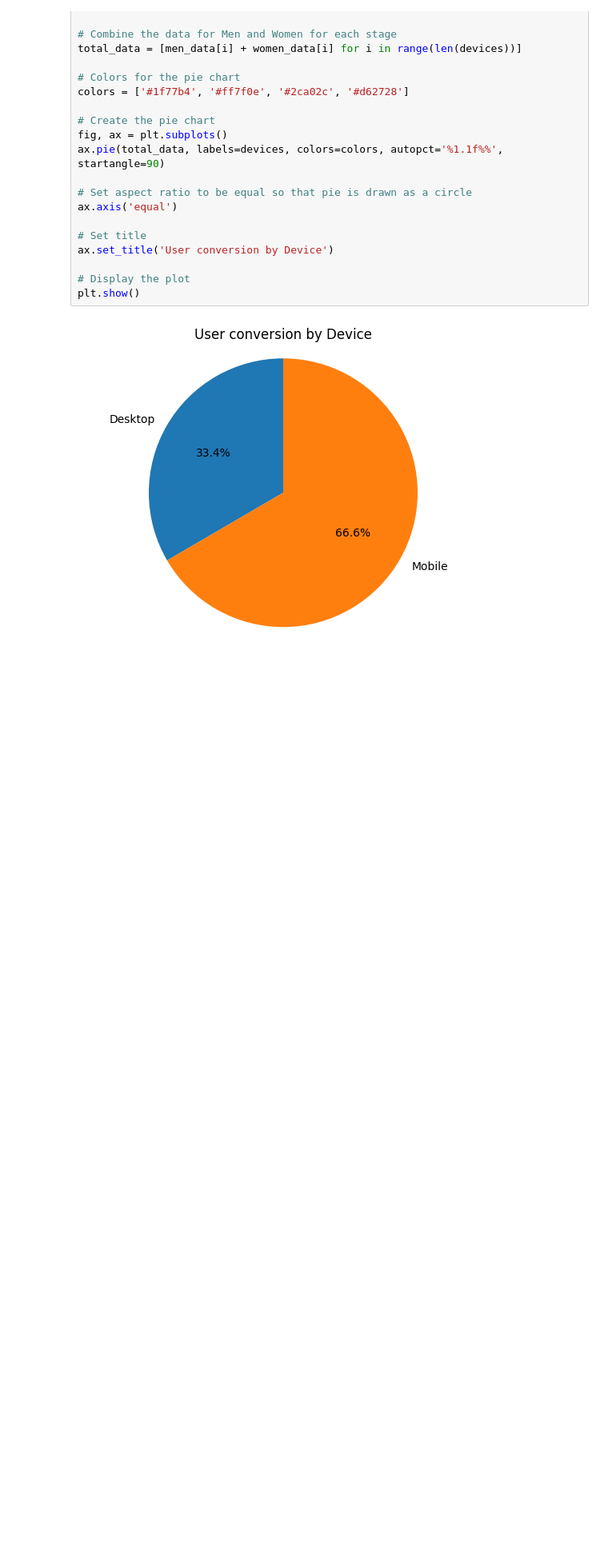
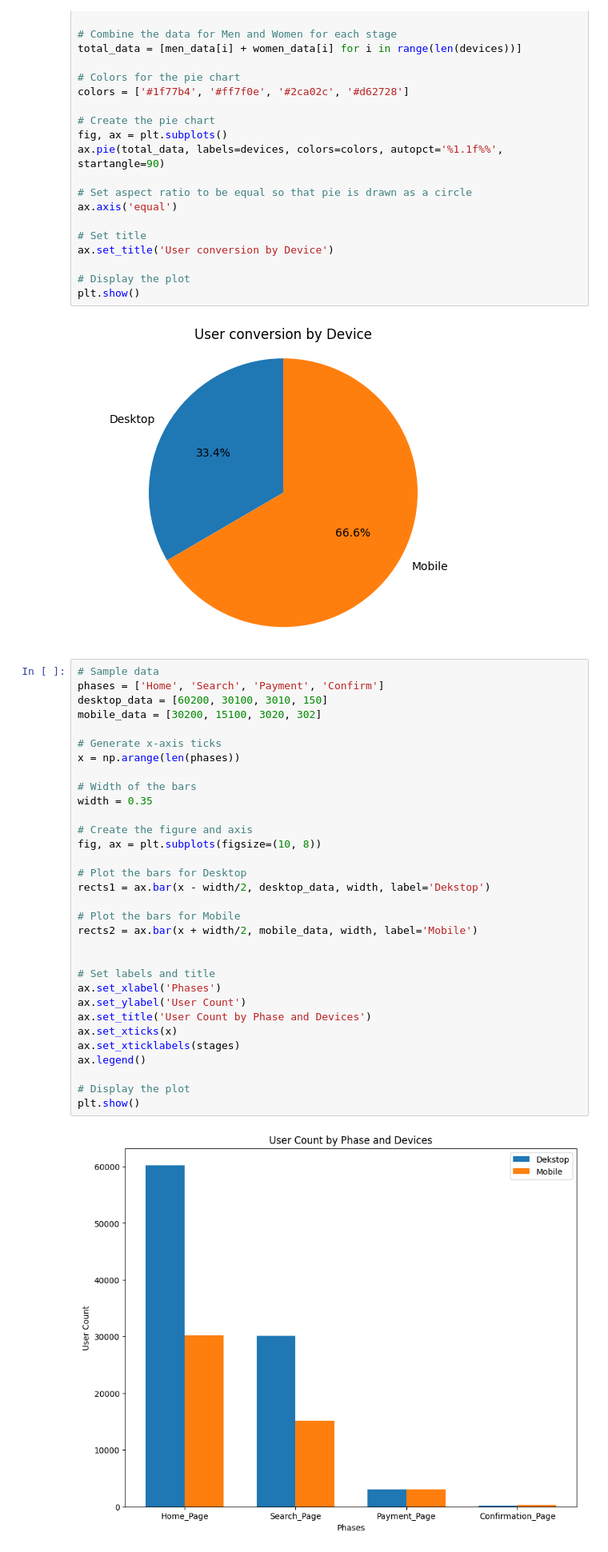
Before and after one commit to Whis99/UserFunnelAnalysis, a Jupyter notebook: UserFunnelAnalysis.ipynb, the cells around one changed output. Shown: that part at 80% size. Drawn from its saved outputs; the diff is of its cells as text; blank space fills up the shorter version.

Commit message:
devices conversion viz

```diff
--- a/UserFunnelAnalysis.ipynb
+++ b/UserFunnelAnalysis.ipynb
@@ -339,4 +368,38 @@ ax.set_title('User conversion by Device')
 plt.show()
 # %% [output]
 [figure]
+# %%
+# Sample data
+phases = ['Home', 'Search', 'Payment', 'Confirm']
+desktop_data = [60200, 30100, 3010, 150]
+mobile_data = [30200, 15100, 3020, 302]
+
+# Generate x-axis ticks
+x = np.arange(len(phases))
+
+# Width of the bars
+width = 0.35
+
+# Create the figure and axis
+fig, ax = plt.subplots(figsize=(10, 8))
+
+# Plot the bars for Desktop
+rects1 = ax.bar(x - width/2, desktop_data, width, label='Dekstop')
+
+# Plot the bars for Mobile
+rects2 = ax.bar(x + width/2, mobile_data, width, label='Mobile')
+
+
+# Set labels and title
+ax.set_xlabel('Phases')
+ax.set_ylabel('User Count')
+ax.set_title('User Count by Phase and Devices')
+ax.set_xticks(x)
+ax.set_xticklabels(stages)
+ax.legend()
+
+# Display the plot
+plt.show()
+# %% [output]
+[figure, added]
 # %% [markdown]
```
Also changed, not shown: parts of 7 cells of this notebook.
